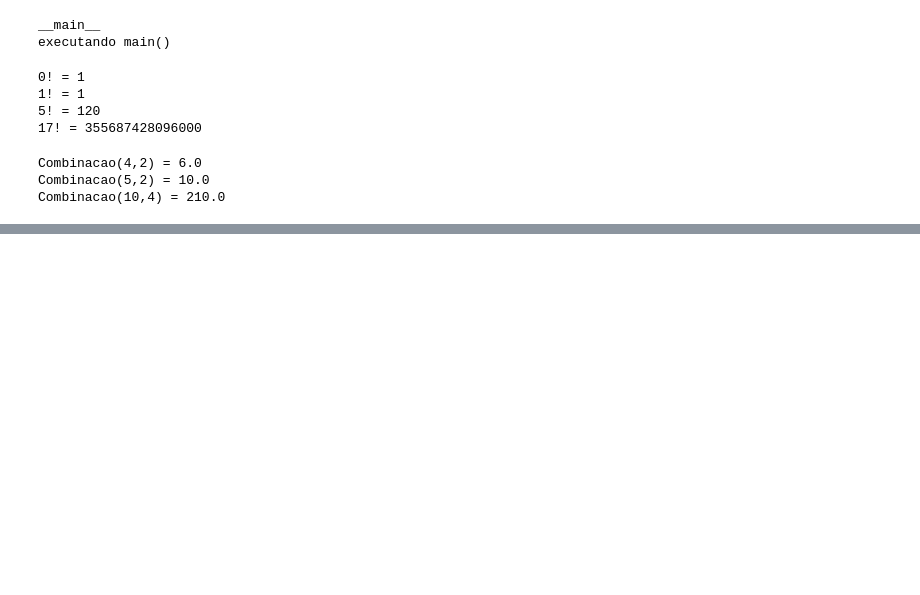
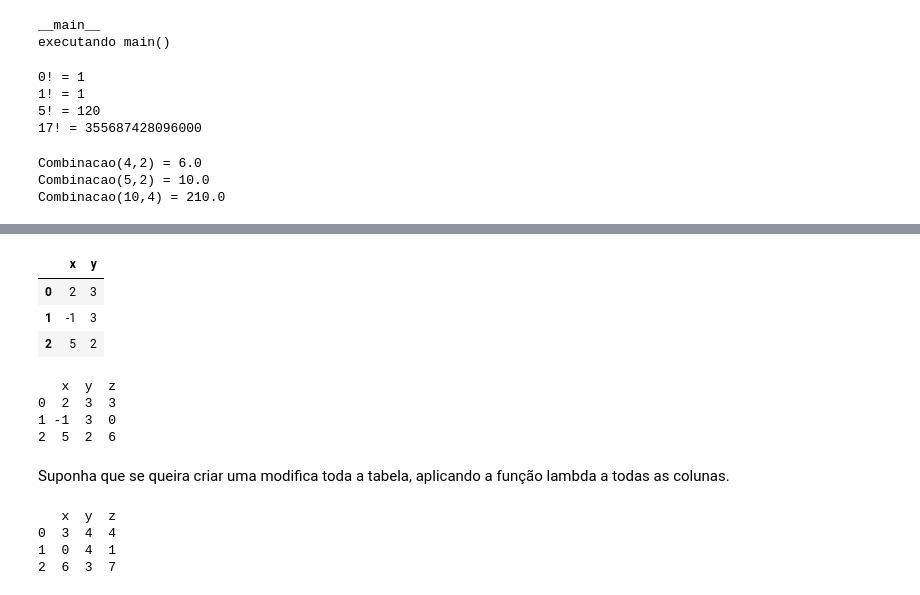
Before and after one commit to jesusossian/scientific_prog, a Jupyter notebook: tutoriais/11_aplicacoes.ipynb, the cells around one changed output, grey strips where cells are left out. Drawn from its saved outputs; the diff is of its cells as text; code cells hidden in the pictures; blank space fills up the shorter version.

```diff
--- a/tutoriais/11_aplicacoes.ipynb
+++ b/tutoriais/11_aplicacoes.ipynb
@@ -70,0 +237,26 @@ Combinacao(10,4) = 210.0
+# %%
+df = pd.DataFrame([[2,3],[-1,3],[5,2]], columns=['x','y'])
+df
+# %% [output]
+|  | x | y |
+| 0 | 2 | 3 |
+| 1 | -1 | 3 |
+| 2 | 5 | 2 |
+# %%
+df['z'] = df['x'].apply(lambda x:x+1)
+print(df)
+# %% [output]
+   x  y  z
+0  2  3  3
+1 -1  3  0
+2  5  2  6
+# %% [markdown]
+Suponha que se queira criar uma modifica toda a tabela, aplicando a função lambda a todas as colunas.
+# %%
+df = df.apply(lambda x:x+1)
+print(df)
+# %% [output]
+   x  y  z
+0  3  4  4
+1  0  4  1
+2  6  3  7
```
Also changed, not shown: parts of 20 cells of this notebook, 1 other file.
